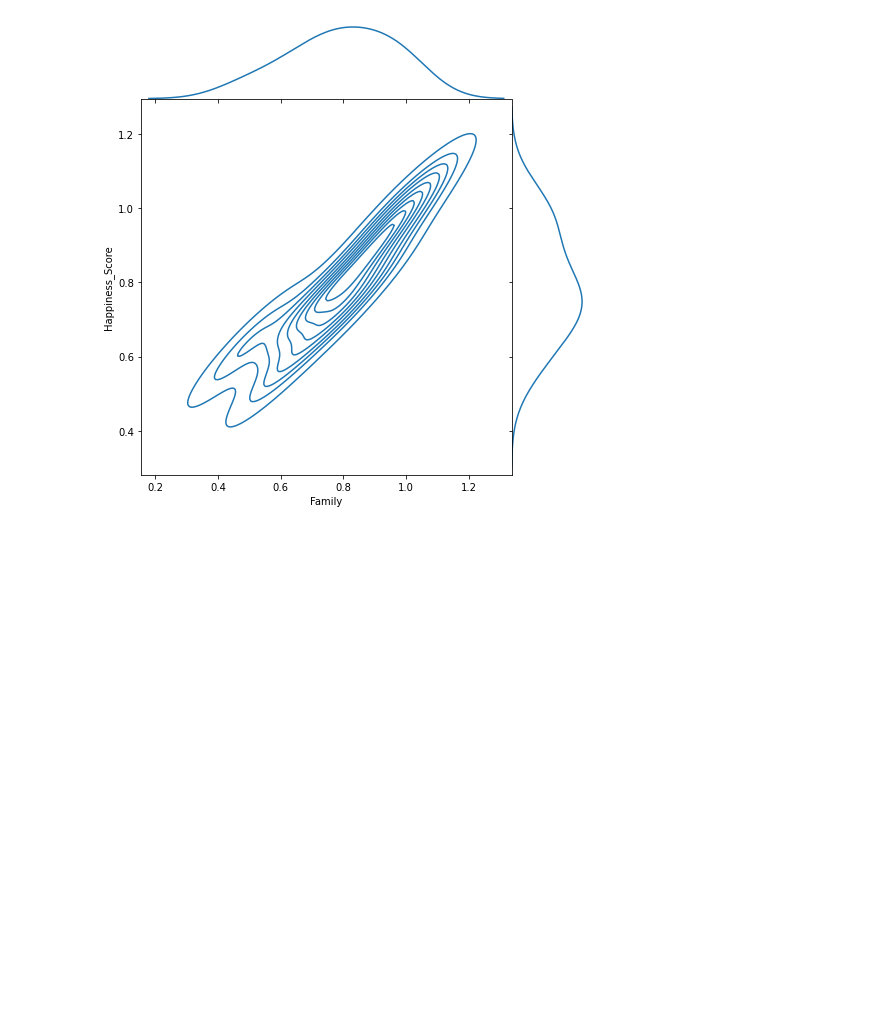
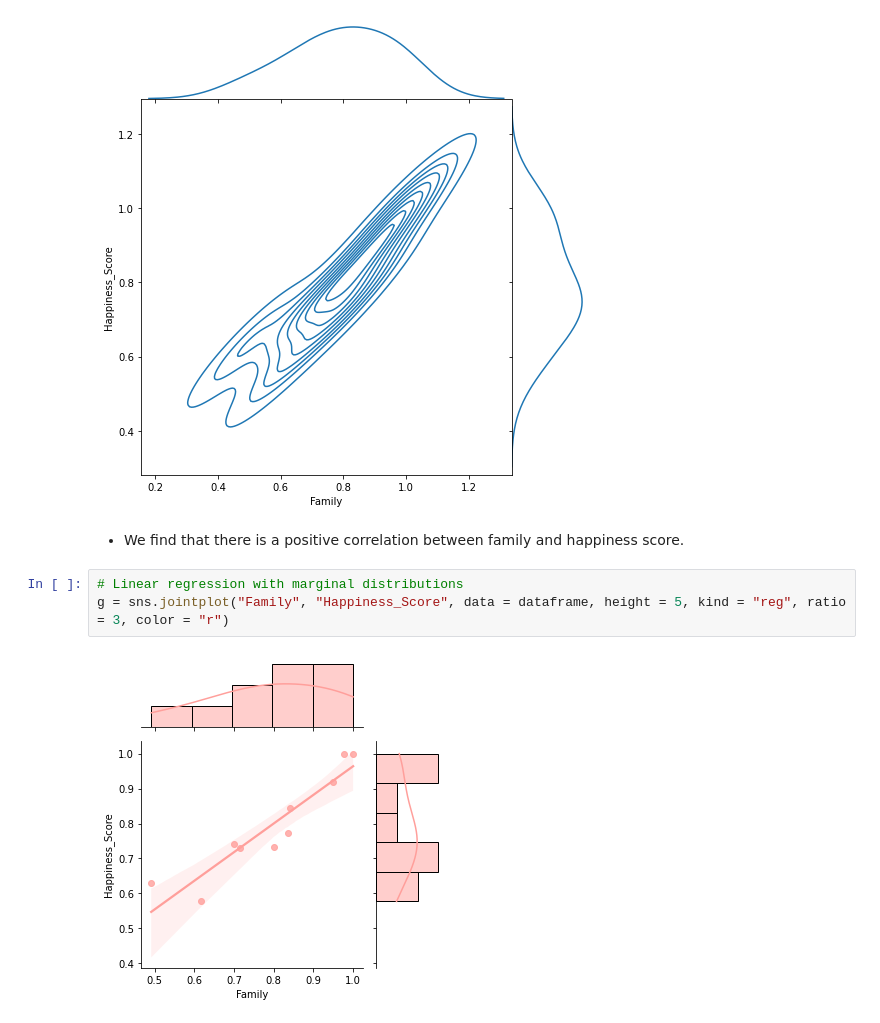
Before and after one commit to ApurbaKumarMajumder/Machine-Learning, a Jupyter notebook: Models/World_Happiness_Report_Data_Compilation.ipynb, the cells around one changed output. Drawn from its saved outputs; the diff is of its cells as text; blank space fills up the shorter version.

```diff
--- a/Models/World_Happiness_Report_Data_Compilation.ipynb
+++ b/Models/World_Happiness_Report_Data_Compilation.ipynb
@@ -267,3 +267,10 @@ plt.savefig('graph.png')
 plt.show()
 # %% [output]
 [figure]
+# %% [markdown]
+* We find that there is a positive correlation between family and happiness score.
+# %%
+# Linear regression with marginal distributions
+g = sns.jointplot("Family", "Happiness_Score", data = dataframe, height = 5, kind = "reg", ratio = 3, color = "r")
+# %% [output]
+[figure, added]
```
Also changed, not shown: parts of 5 cells of this notebook.
